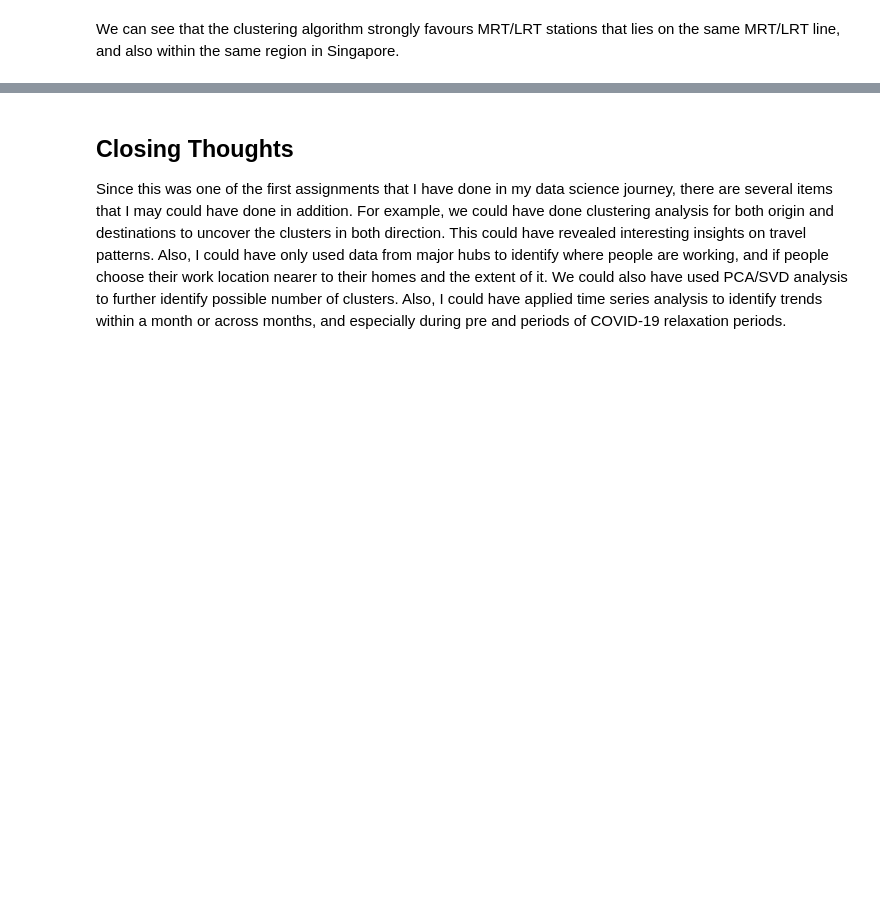
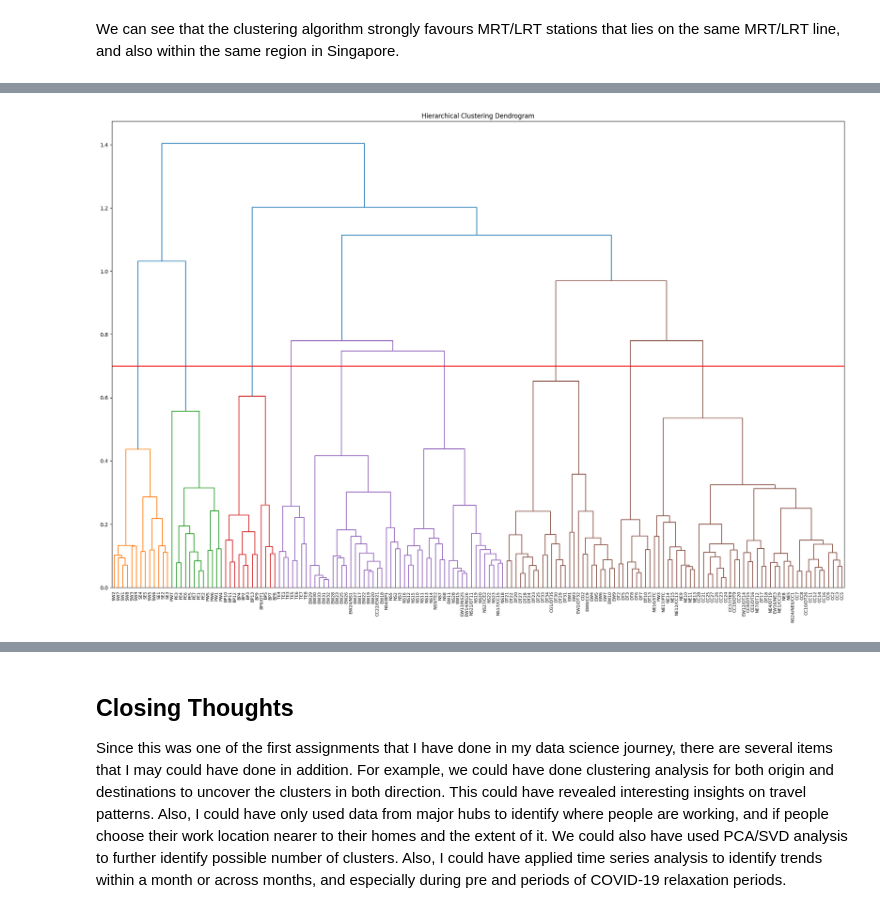
Before and after one commit to Calamin3/hello, a Jupyter notebook: _notebooks/2022-08-21-ODMatrix.ipynb, the cells around one changed output, grey strips where cells are left out. Cells and saved outputs as stored; diff of their text form; code cells hidden in the pictures; blank space fills up the shorter version.

Commit message:
update to move image locations

```diff
--- a/_notebooks/2022-08-21-ODMatrix.ipynb
+++ b/_notebooks/2022-08-21-ODMatrix.ipynb
@@ -300,0 +332,15 @@ We can see that the clustering algorithm strongly favours MRT/LRT stations that
+# %%
+#Filter to show Weekday PM Peak (5-7pm)
+weekday_pm_peak = df[(df['DAY_TYPE']=='WEEKDAY') & (df['TIME_PER_HOUR']<=19) & (df['TIME_PER_HOUR']>=17)].drop(columns=['DAY_TYPE'])
+weekday_pm_peak=weekday_pm_peak.groupby(['ORIGIN_PT_CODE','DESTINATION_PT_CODE']).sum().reset_index().drop(columns=['TIME_PER_HOUR'])
+# %%
+#collapse_output
+# To transform and find out the total_trips per pair as a pct of trips by the sum of trips from each origin station
+
+weekday_pm_peak.groupby('ORIGIN_PT_CODE')['TOTAL_TRIPS'].transform('sum')
+weekday_pm_peak['sum_total_trips_origin']=weekday_pm_peak.groupby('ORIGIN_PT_CODE')['TOTAL_TRIPS'].transform('sum')
+weekday_pm_peak['pct_trips_sum_origin']=weekday_pm_peak['TOTAL_TRIPS']/weekday_pm_peak['sum_total_trips_origin']
+
+#Creating OD matrix with origins as rows and destinations as columns, values as the normalised trips by origin
+od_weekdaypm_mat = weekday_pm_peak.pivot(index='ORIGIN_PT_CODE',columns='DESTINATION_PT_CODE',values='pct_trips_sum_origin').fillna(0)
+od_weekdaypm_mat
@@ -300,0 +362,15 @@ We can see that the clustering algorithm strongly favours MRT/LRT stations that
+# %%
+#collapse_output
+# hierarchical clustering and display dendogram
+
+def plot_dendrogram(data: pd.DataFrame, **kwargs):
+    clusters = shc.linkage(data,**kwargs)
+    plt.figure(figsize=(25,16))
+    plt.title("Hierarchical Clustering Dendrogram")
+    shc.dendrogram(Z=clusters,leaf_font_size=8,labels=data.index)
+    plt.axhline(y = 0.7, color = 'r', linestyle = '-')
+    plt.show()
+
+plot_dendrogram(od_weekdaypm_mat,method='ward',metric='euclidean')
+# %% [output]
+[figure, added]
```
Also changed, not shown: parts of 19 cells of this notebook, 4 other files.
